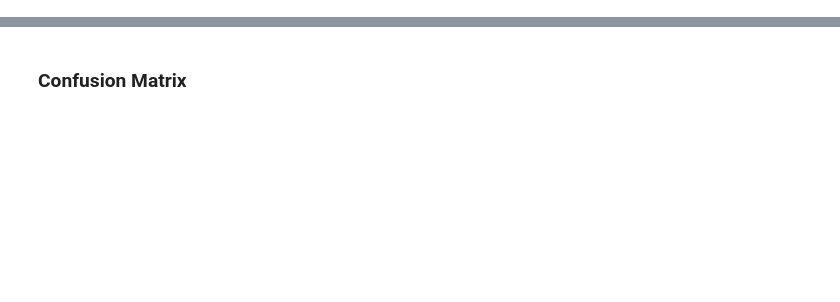
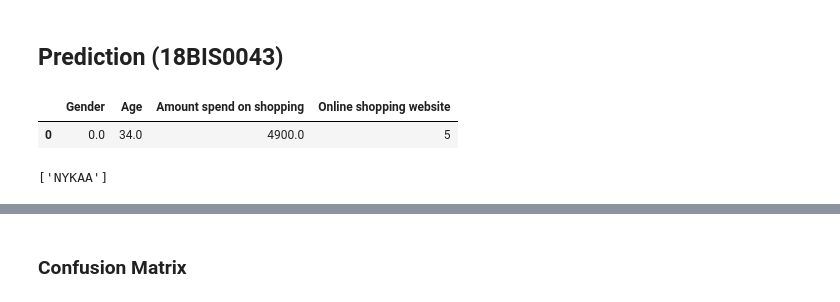
Before and after one commit to abphilip-vit/College8, a Jupyter notebook: A2/A2.ipynb, the cells around one changed output, grey strips where cells are left out. Saved outputs shown, nothing was run; the diff lists cells and outputs as text; code cells hidden in the pictures; blank space fills up the shorter version.

```diff
--- a/A2/A2.ipynb
+++ b/A2/A2.ipynb
@@ -64,0 +87,26 @@ xtrain, xtest, ytrain, ytest = train_test_split(x,y,test_size=0.15,random_state=
+# %%
+model0 = DecisionTreeClassifier()
+model0.fit(xtrain,ytrain)
+p0 = model0.predict(xtest)
+# %% [markdown]
+## Prediction (18BIS0043)
+# %%
+allen2 = pd.DataFrame(columns=['Gender','Age','Amount spend on shopping','Online shopping website'])
+# %%
+init = {"Gender": 0,
+        "Age": 34,
+        "Amount spend on shopping": 4900,
+}
+allen2 = allen2.append(init, ignore_index=True)
+# %%
+pred = model0.predict(allen2.drop(['Online shopping website'],axis=1))
+allen2['Online shopping website']=pred
+# %%
+allen2.head()
+# %% [output]
+|  | Gender | Age | Amount spend on shopping | Online shopping website |
+| 0 | 0.0 | 34.0 | 4900.0 | 5 |
+# %%
+print(list(l2.inverse_transform([allen2['Online shopping website']])))
+# %% [output]
+['NYKAA']
```
Also changed, not shown: parts of 63 cells of this notebook, 1 other file.
